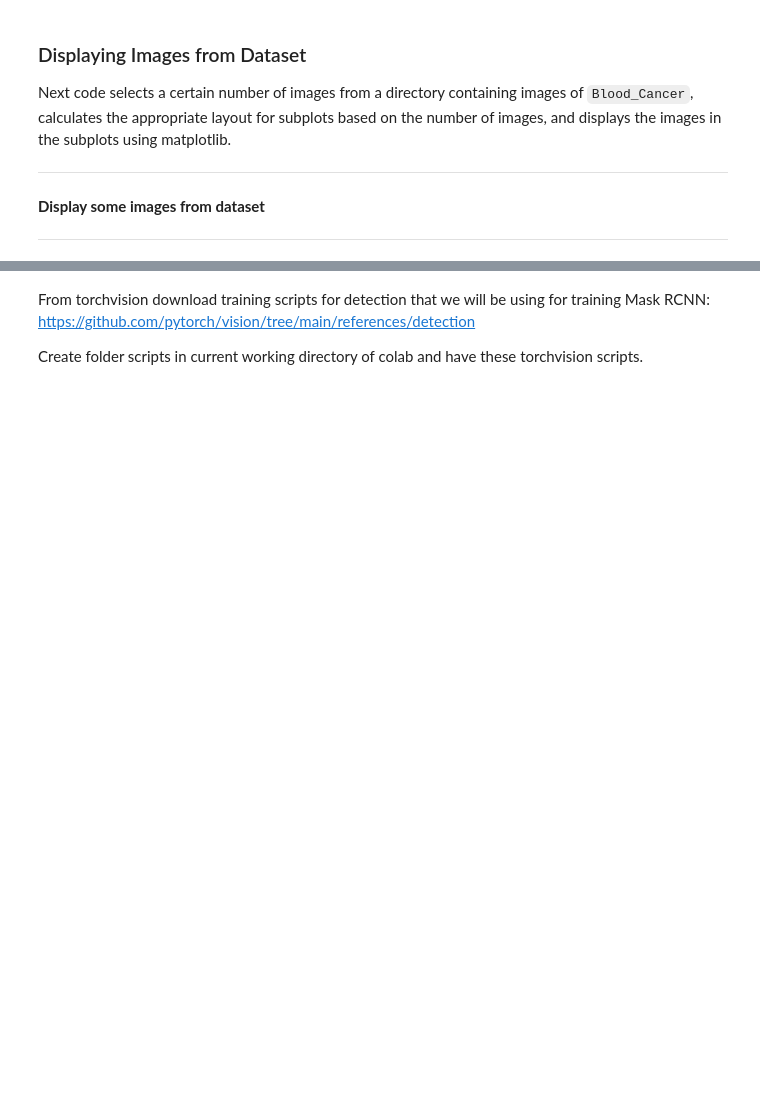
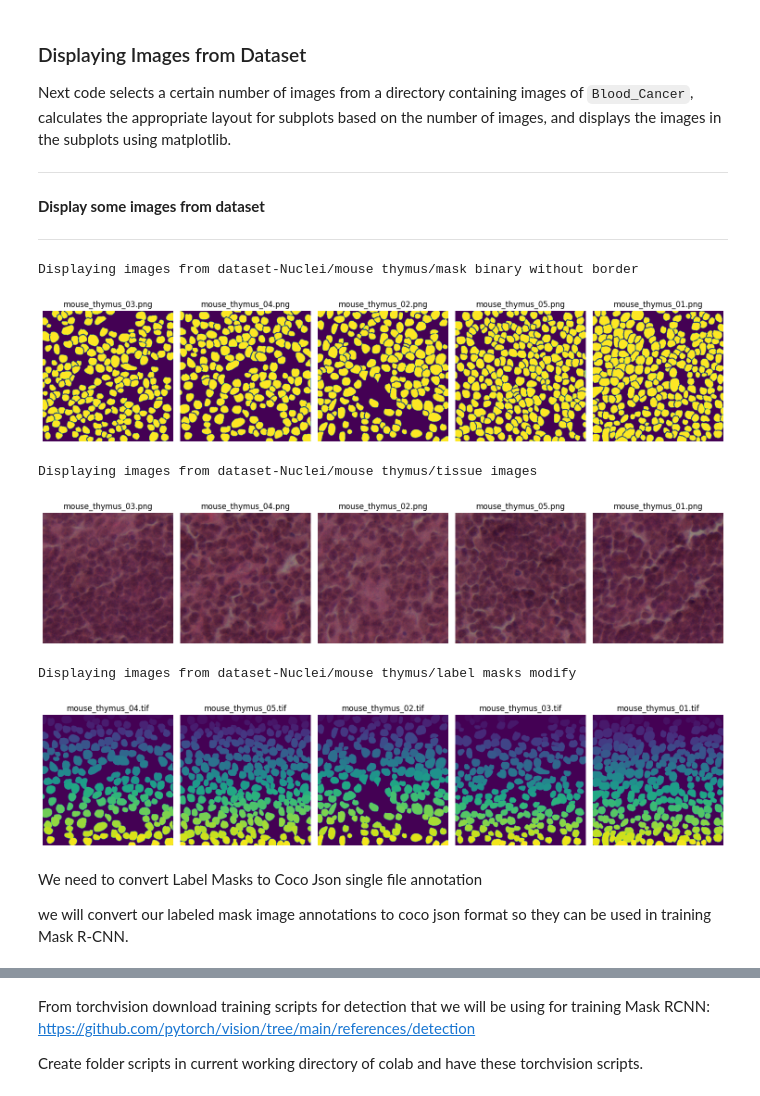
Before and after one commit to JuanZapa7a/Medical-Image-Processing, a Jupyter notebook: NB11. Medical Instance Segmentation with Mask RCNN Custom Finetuning.ipynb, the cells around one changed output, grey strips where cells are left out. Saved outputs shown, nothing was run; the diff lists cells and outputs as text; code cells hidden in the pictures; blank space fills up the shorter version.

```diff
--- a/NB11. Medical Instance Segmentation with Mask RCNN Custom Finetuning.ipynb
+++ b/NB11. Medical Instance Segmentation with Mask RCNN Custom Finetuning.ipynb
@@ -225,3 +225,55 @@ Next code selects a certain number of images from a directory containing images
 **Display some images from dataset**
 
 ---
+# %%
+import os
+import random
+import matplotlib.pyplot as plt
+from PIL import Image
+
+# Directory containing images
+base_directory = "dataset-Nuclei"
+
+# List of subdirectories in the base directory
+subdirectories = [d for d in os.listdir(base_directory) if os.path.isdir(os.path.join(base_directory, d))]
+
+# Select a random subdirectory from subdirectories
+random_subdirectory = random.choice(subdirectories)
+random_subdirectory_path = os.path.join(base_directory, random_subdirectory)
+
+# List of sub-subdirectories in the random subdirectory
+subsubdirectories = [d for d in os.listdir(random_subdirectory_path) if os.path.isdir(os.path.join(random_subdirectory_path, d))]
+
+# Function to display images from a directory
+def display_images_from_directory(directory, max_images=5):
+    image_extensions = ['.tif', '.png']
+    image_files = [f for f in os.listdir(directory) if any(f.endswith(ext) for ext in image_extensions)]
+
+    plt.figure(figsize=(15, 10))
+    for i, image_file in enumerate(image_files[:max_images]):  # Displaying up to max_images
+        img_path = os.path.join(directory, image_file)
+        img = Image.open(img_path)
+        plt.subplot(1, max_images, i + 1)
+        plt.imshow(img)
+        plt.title(os.path.basename(img_path))
+        plt.axis('off')
+    plt.tight_layout()
+    plt.show()
+
+# Display images from each sub-subdirectory
+for subsubdirectory in subsubdirectories:
+    subsubdirectory_path = os.path.join(random_subdirectory_path, subsubdirectory)
+    print(f"Displaying images from {subsubdirectory_path}")
+    display_images_from_directory(subsubdirectory_path)
+# %% [output]
+Displaying images from dataset-Nuclei/mouse thymus/mask binary without border
+[figure, added]
+Displaying images from dataset-Nuclei/mouse thymus/tissue images
+[figure, added]
+Displaying images from dataset-Nuclei/mouse thymus/label masks modify
+[figure, added]
+# %% [markdown]
+We need to convert Label Masks to Coco Json single file annotation
+
+we will convert our labeled mask image annotations to coco json
+format so they can be used in training Mask R-CNN.
```
Also changed, not shown: parts of 7 cells of this notebook.
